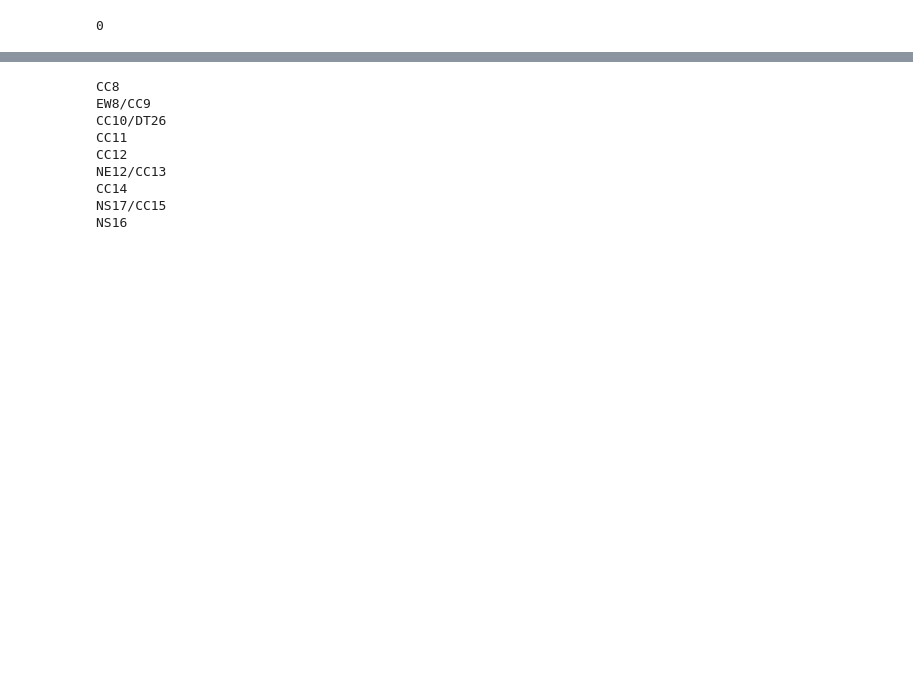
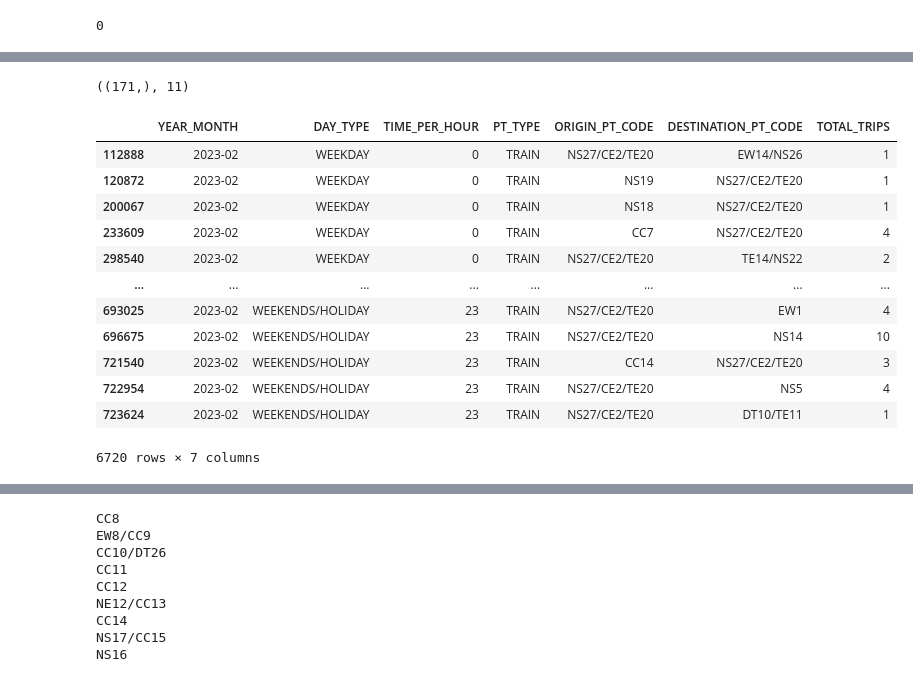
Before and after one commit to Sean-Leishman/NextStopABMS, a Jupyter notebook: data/passenger_volume_by_station.ipynb, the cells around one changed output, grey strips where cells are left out. Cells and saved outputs as stored; diff of their text form; code cells hidden in the pictures; blank space fills up the shorter version.

```diff
--- a/data/passenger_volume_by_station.ipynb
+++ b/data/passenger_volume_by_station.ipynb
@@ -306,0 +320,21 @@ SyntaxError: invalid syntax (Temp/ipykernel_20924/2188923685.py, line 1)
+# %%
+ALL_CODES.shape, len(TE_CODES)
+# %% [output]
+((171,), 11)
+# %%
+base = df.loc[(df.ORIGIN_PT_CODE == "NS27/CE2/TE20") | (df.DESTINATION_PT_CODE == "NS27/CE2/TE20")].sort_values(by=['DAY_TYPE','TIME_PER_HOUR'])
+base
+# %% [output]
+|  | YEAR_MONTH | DAY_TYPE | TIME_PER_HOUR | PT_TYPE | ORIGIN_PT_CODE | DESTINATION_PT_CODE | TOTAL_TRIPS |
+| 112888 | 2023-02 | WEEKDAY | 0 | TRAIN | NS27/CE2/TE20 | EW14/NS26 | 1 |
+| 120872 | 2023-02 | WEEKDAY | 0 | TRAIN | NS19 | NS27/CE2/TE20 | 1 |
+| 200067 | 2023-02 | WEEKDAY | 0 | TRAIN | NS18 | NS27/CE2/TE20 | 1 |
+| 233609 | 2023-02 | WEEKDAY | 0 | TRAIN | CC7 | NS27/CE2/TE20 | 4 |
+| 298540 | 2023-02 | WEEKDAY | 0 | TRAIN | NS27/CE2/TE20 | TE14/NS22 | 2 |
+| ... | ... | ... | ... | ... | ... | ... | ... |
+| 693025 | 2023-02 | WEEKENDS/HOLIDAY | 23 | TRAIN | NS27/CE2/TE20 | EW1 | 4 |
+| 696675 | 2023-02 | WEEKENDS/HOLIDAY | 23 | TRAIN | NS27/CE2/TE20 | NS14 | 10 |
+| 721540 | 2023-02 | WEEKENDS/HOLIDAY | 23 | TRAIN | CC14 | NS27/CE2/TE20 | 3 |
+| 722954 | 2023-02 | WEEKENDS/HOLIDAY | 23 | TRAIN | NS27/CE2/TE20 | NS5 | 4 |
+| 723624 | 2023-02 | WEEKENDS/HOLIDAY | 23 | TRAIN | NS27/CE2/TE20 | DT10/TE11 | 1 |
+6720 rows × 7 columns
```
Also changed, not shown: parts of 11 cells of this notebook, 10 other files.
